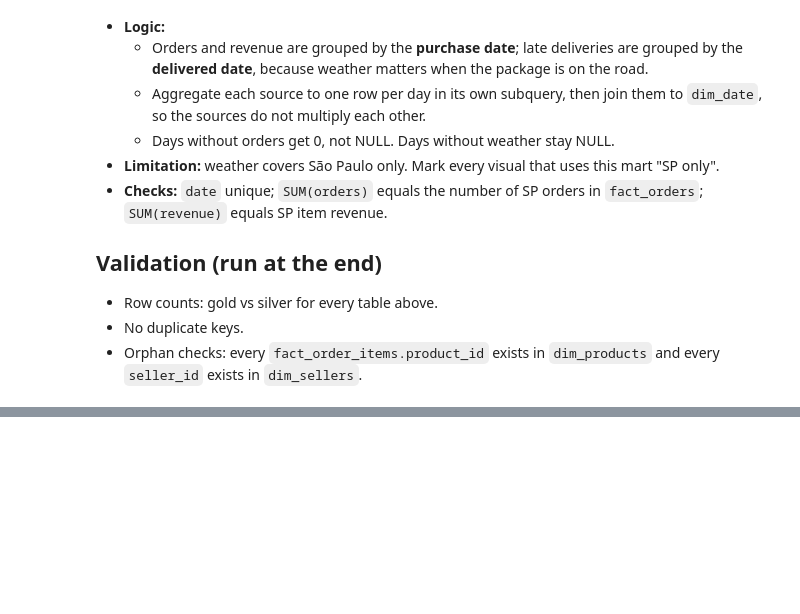
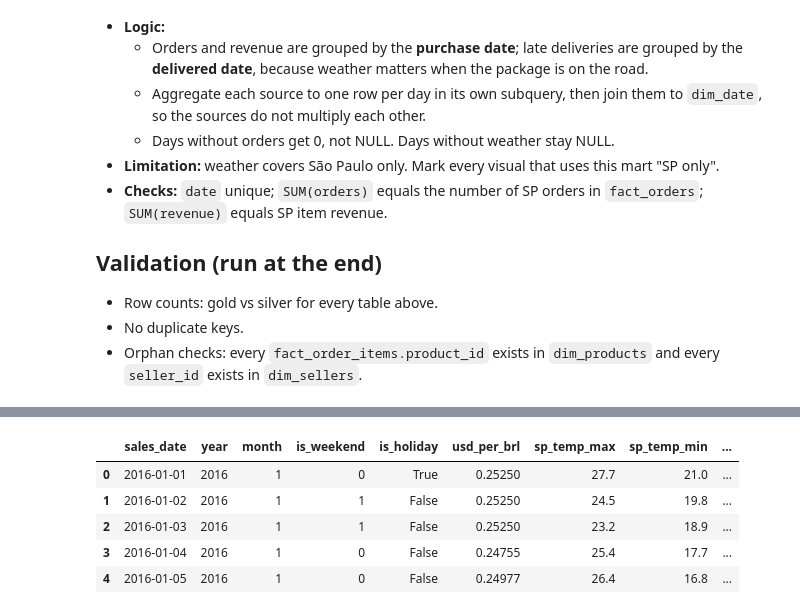
Before and after one commit to abasovmanaf-3267/olist-ecommerce-analytics, a Jupyter notebook: notebooks/03_gold/03_gold_tables/03_gold_tables_b.ipynb, the cells around one changed output, grey strips where cells are left out. Cells and saved outputs as stored; diff of their text form; code cells hidden in the pictures; blank space fills up the shorter version.

```diff
--- a/notebooks/03_gold/03_gold_tables/03_gold_tables_b.ipynb
+++ b/notebooks/03_gold/03_gold_tables/03_gold_tables_b.ipynb
@@ -204,0 +722,43 @@ Name: count, dtype: int64
+# %%
+# Gündəlik satışları tarix və hava məlumatları ilə birləşdiririk
+df = pd.read_sql("""
+    SELECT
+        d.[date] AS sales_date,
+        d.[year],
+        d.[month],
+        d.is_weekend,
+        d.is_holiday,
+        d.usd_per_brl,
+        d.sp_temp_max,
+        d.sp_temp_min,
+        d.sp_precipitation,
+        COALESCE(s.total_orders, 0) AS total_orders,
+        COALESCE(s.items_sold, 0) AS items_sold,
+        COALESCE(s.total_sales, 0) AS total_sales,
+        COALESCE(s.total_freight, 0) AS total_freight
+    FROM gold.dim_date d
+    LEFT JOIN (
+        SELECT
+            CAST(o.order_purchase_timestamp AS DATE) AS sales_date,
+            COUNT(DISTINCT o.order_id) AS total_orders,
+            COUNT(*) AS items_sold,
+            SUM(oi.price) AS total_sales,
+            SUM(oi.freight_value) AS total_freight
+        FROM silver.orders o
+        INNER JOIN silver.order_items oi
+            ON o.order_id = oi.order_id
+        WHERE o.order_status = 'delivered'
+        GROUP BY CAST(o.order_purchase_timestamp AS DATE)
+    ) s
+        ON d.[date] = s.sales_date
+    ORDER BY d.[date]
+""", engine)
+
+display(df.head())
+# %% [output]
+|  | sales_date | year | month | is_weekend | is_holiday | usd_per_brl | sp_temp_max | sp_temp_min | ... |
+| 0 | 2016-01-01 | 2016 | 1 | 0 | True | 0.25250 | 27.7 | 21.0 | ... |
+| 1 | 2016-01-02 | 2016 | 1 | 1 | False | 0.25250 | 24.5 | 19.8 | ... |
+| 2 | 2016-01-03 | 2016 | 1 | 1 | False | 0.25250 | 23.2 | 18.9 | ... |
+| 3 | 2016-01-04 | 2016 | 1 | 0 | False | 0.24755 | 25.4 | 17.7 | ... |
+| 4 | 2016-01-05 | 2016 | 1 | 0 | False | 0.24977 | 26.4 | 16.8 | ... |
```
Also changed, not shown: parts of 47 cells of this notebook.
